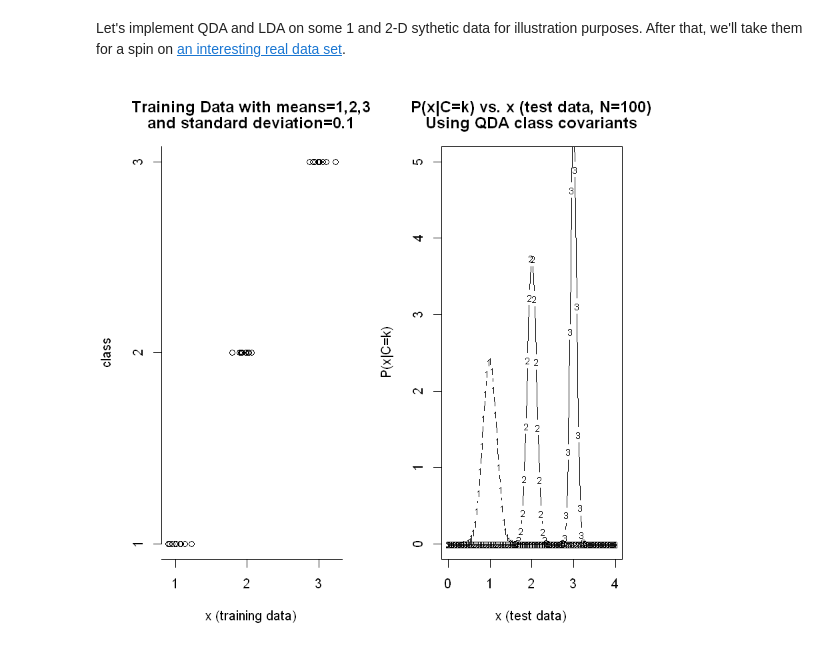
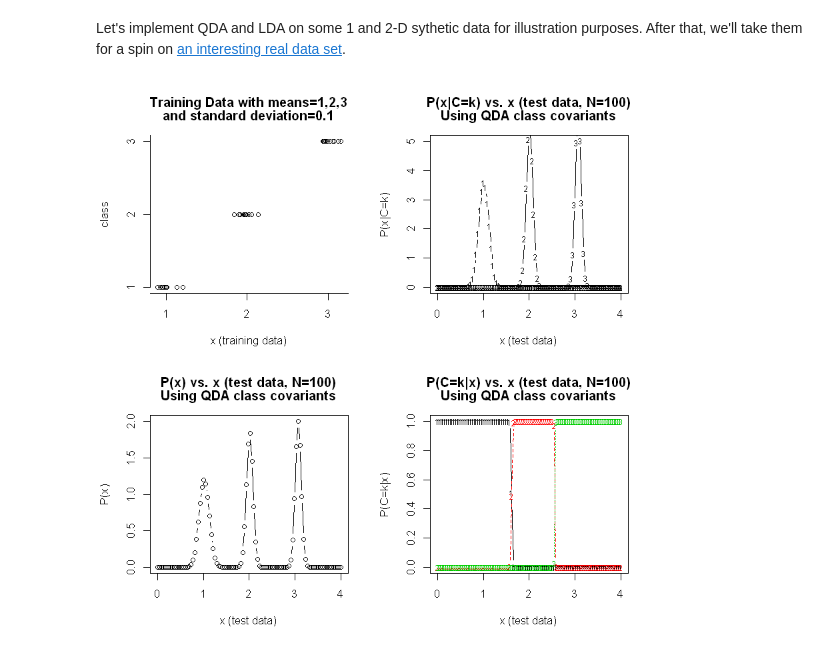
Before and after one commit to focods/WonderfulML, a Jupyter notebook: docs/solutions/session04_r.ipynb, the cells around one changed output. Drawn from its saved outputs; the diff is of its cells as text; code cells hidden in the pictures.

Commit message:
add priors and posteriors plots

```diff
--- a/docs/solutions/session04_r.ipynb
+++ b/docs/solutions/session04_r.ipynb
@@ -385,7 +385,7 @@ plot1D_Training <- function(dat) {
 #
 plotQda_1d <- function(class_means=c(1, 2, 3), class_stdevs=c(0.1, 0.1, 0.1)) {
     # generate 3x2 plots for QDA evaluation
-    par(mfrow=c(1,2))  # adjust as plots are added
+    par(mfrow=c(2,2))  # adjust as plots are added
     plot1D_Training(getData1D(3, class_means, class_stdevs))
 
     # generate 1-D training data
@@ -397,31 +397,56 @@ plotQda_1d <- function(class_means=c(1, 2, 3), class_stdevs=c(0.1, 0.1, 0.1)) {
     pc <- priorPofC(xtrain)
     muk <- classMeans(xtrain)
     var <- classCovars(xtrain, muk)
 
     # generate some sample 1-D test data
     xtest <- matrix(seq(0,4,len=100),100,1)
     Ntest <- length(xtest)
 
     # calc & plot P(x|C=k) vs. x, start by eval'ing the first class
     pxc <- xtest
     pxc <- cbind(pxc, mydnormm(xtest, muk[1,], var[[1]]))
     colnames(pxc)[] <- c("x","pxc 1")
     plot(pxc[,1], pxc[,2], type="b", xlim=c(0,4), ylim=c(0,5),
          pch=paste(1), cex=0.7, main=c("P(x|C=k) vs. x (test data, N=100)",
          "Using QDA class covariants"),
          xlab="x (test data)", ylab="P(x|C=k)")
     # now evaluate the remaining classes
     for(class in 2:nclass){
       #pxc <- cbind(pxc, data[which(data[,1]==class),2])
       pcalcs <- mydnormm(xtest,muk[class,],var[[class]])
       pxc <- cbind(pxc, pcalcs)
       colnames(pxc)[ncol(pxc)] <- paste("pxc",class)
       points(pxc[,1],pxc[,class+1], type="b",
              pch=paste(class), cex=0.7)
     }
+
+    # calc & plot P(x) vs. x
+    ptable <- cbind(pxc, rep(0,Ntest))  # init P(x) in last col
+    pxcol <- ncol(ptable)               # set up P(x) column of values
+    colnames(ptable)[pxcol] <- "pofx"
+    for(class in 1:nclass)
+      ptable[,pxcol] <- ptable[,pxcol]+(pxc[,class+1]*pc[class])
+
+    plot(ptable[,1],ptable[,pxcol], type="b",
+        main=c("P(x) vs. x (test data, N=100)",
+             "Using QDA class covariants"),
+             xlab="x (test data)", ylab="P(x)")
+
+    # calc & plot P(C|x) vs. x
+    for(class in 1:nclass) {
+      pcx <- ptable[,class+1] * pc[class] / ptable[,nclass+2]
+      ptable <- cbind(ptable, pcx)
+      colnames(ptable)[ncol(ptable)] <- paste("pcx",class)
+    }
+    pcx1col <- nclass + 3
+    pcxkcol <- pcx1col + (nclass - 1)
+    matplot(ptable[,1],ptable[,pcx1col:pcxkcol], type="b", cex=0.7,
+           main=c("P(C=k|x) vs. x (test data, N=100)",
+           "Using QDA class covariants"),
+           xlab="x (test data)", ylab="P(C=k|x)")
 }
 
 plotQda_1d()
 #plot1D_Training()
 # %% [output]
-[figure, old version]
+[figure, new version]
```
